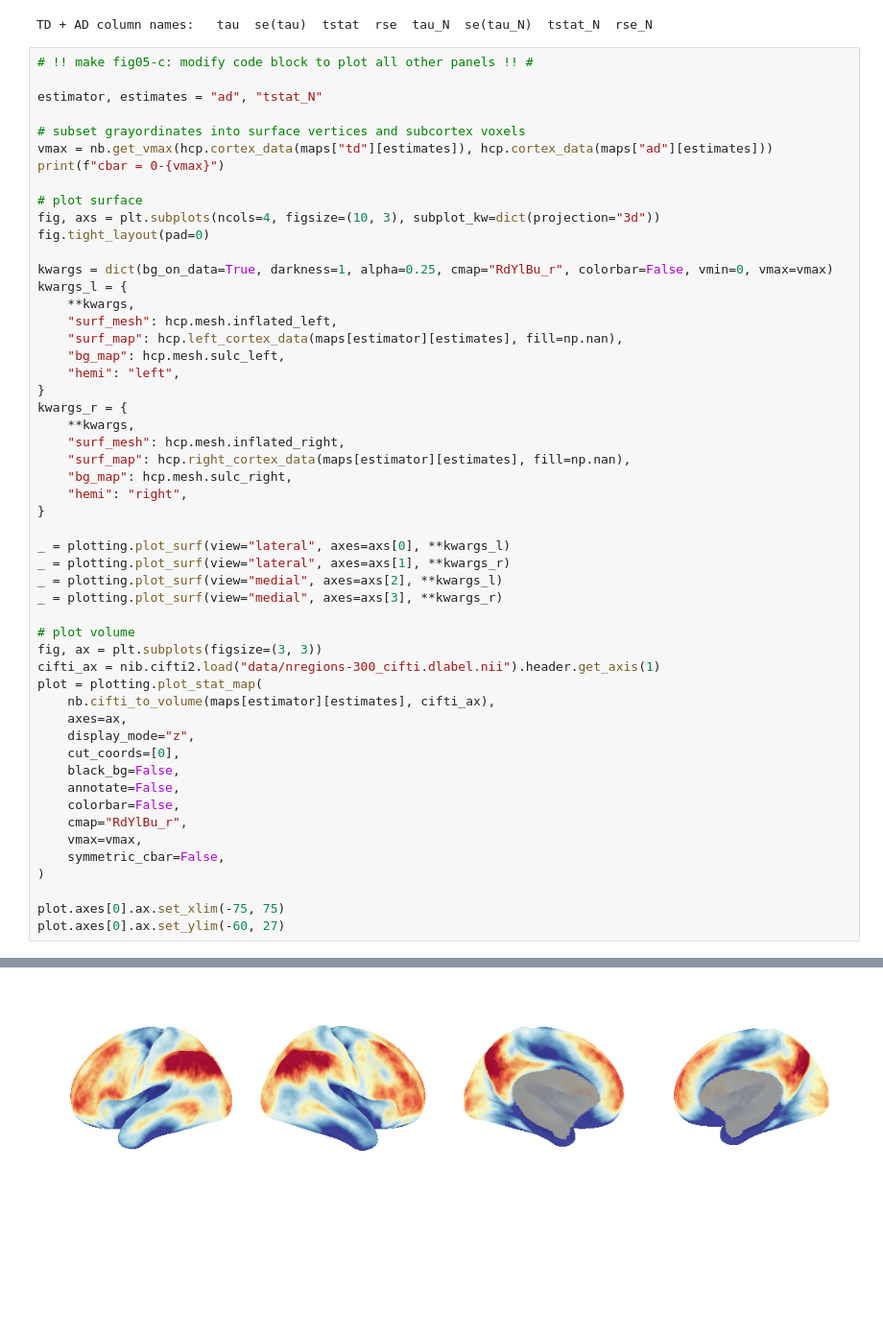
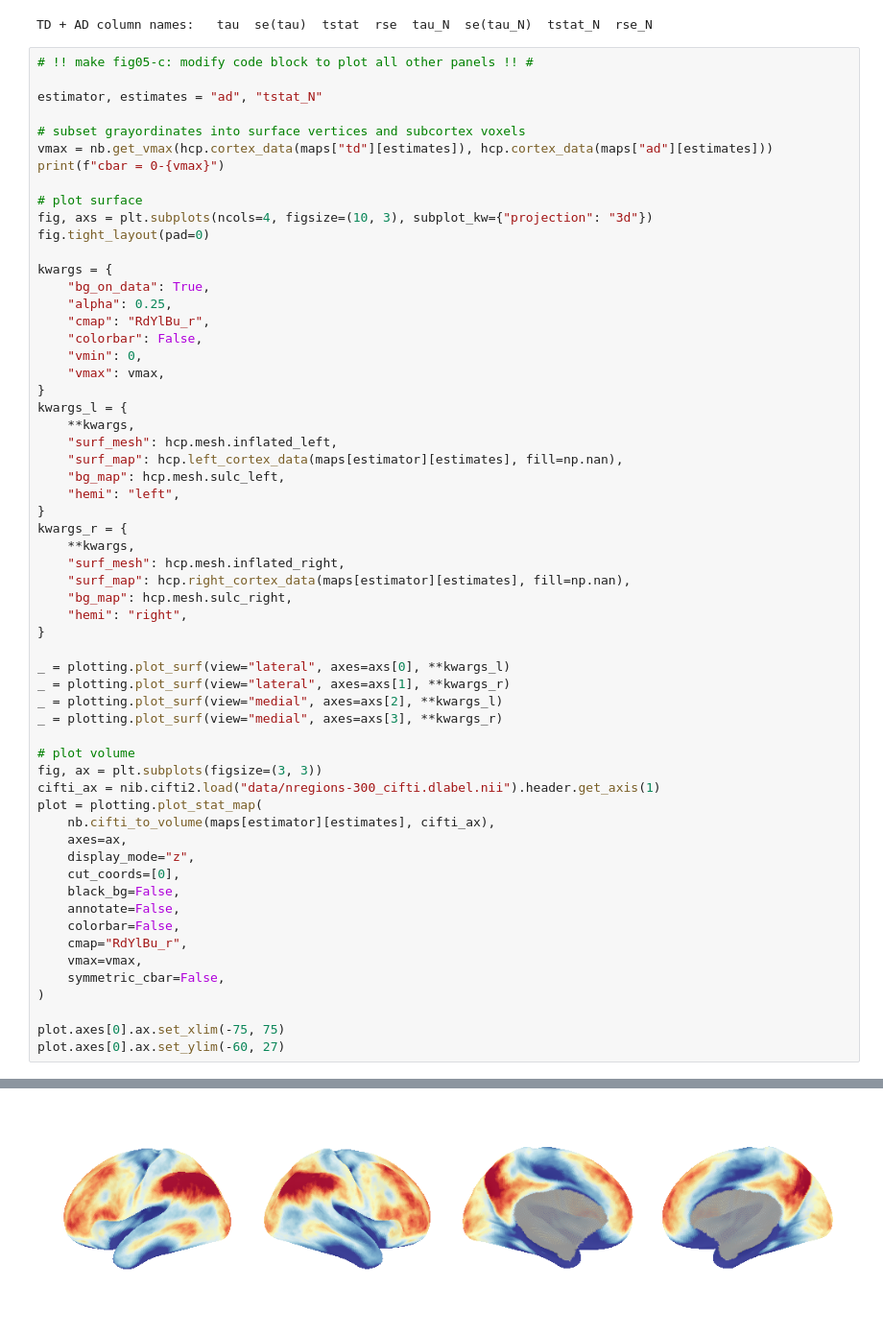
Before and after one commit to griegner/fmri-timescales, a Jupyter notebook: notebooks/fig04to05.ipynb, the cells around one changed output, grey strips where cells are left out. Shown at 96% size. Cells and saved outputs as stored; diff of their text form; blank space fills up the shorter version.

```diff
--- a/notebooks/fig04to05.ipynb
+++ b/notebooks/fig04to05.ipynb
@@ -46,10 +46,17 @@ vmax = nb.get_vmax(hcp.cortex_data(maps["td"][estimates]), hcp.cortex_data(maps[
 print(f"cbar = 0-{vmax}")
 
 # plot surface
-fig, axs = plt.subplots(ncols=4, figsize=(10, 3), subplot_kw=dict(projection="3d"))
+fig, axs = plt.subplots(ncols=4, figsize=(10, 3), subplot_kw={"projection": "3d"})
 fig.tight_layout(pad=0)
 
-kwargs = dict(bg_on_data=True, darkness=1, alpha=0.25, cmap="RdYlBu_r", colorbar=False, vmin=0, vmax=vmax)
+kwargs = {
+    "bg_on_data": True,
+    "alpha": 0.25,
+    "cmap": "RdYlBu_r",
+    "colorbar": False,
+    "vmin": 0,
+    "vmax": vmax,
+}
 kwargs_l = {
     **kwargs,
     "surf_mesh": hcp.mesh.inflated_left,
@@ -64,34 +71,34 @@ kwargs_r = {
     "bg_map": hcp.mesh.sulc_right,
     "hemi": "right",
 }
 
 _ = plotting.plot_surf(view="lateral", axes=axs[0], **kwargs_l)
 _ = plotting.plot_surf(view="lateral", axes=axs[1], **kwargs_r)
 _ = plotting.plot_surf(view="medial", axes=axs[2], **kwargs_l)
 _ = plotting.plot_surf(view="medial", axes=axs[3], **kwargs_r)
 
 # plot volume
 fig, ax = plt.subplots(figsize=(3, 3))
 cifti_ax = nib.cifti2.load("data/nregions-300_cifti.dlabel.nii").header.get_axis(1)
 plot = plotting.plot_stat_map(
     nb.cifti_to_volume(maps[estimator][estimates], cifti_ax),
     axes=ax,
     display_mode="z",
     cut_coords=[0],
     black_bg=False,
     annotate=False,
     colorbar=False,
     cmap="RdYlBu_r",
     vmax=vmax,
     symmetric_cbar=False,
 )
 
 plot.axes[0].ax.set_xlim(-75, 75)
 plot.axes[0].ax.set_ylim(-60, 27)
 # %% [output]
 cbar = 0-2.6
 (-60.0, 27.0)
-[figure, old version]
+[figure, new version]
 [figure]
 # %%
 parc = hcp.yeo7
```
Also changed, not shown: parts of 1 cell of this notebook, 31 other files.
